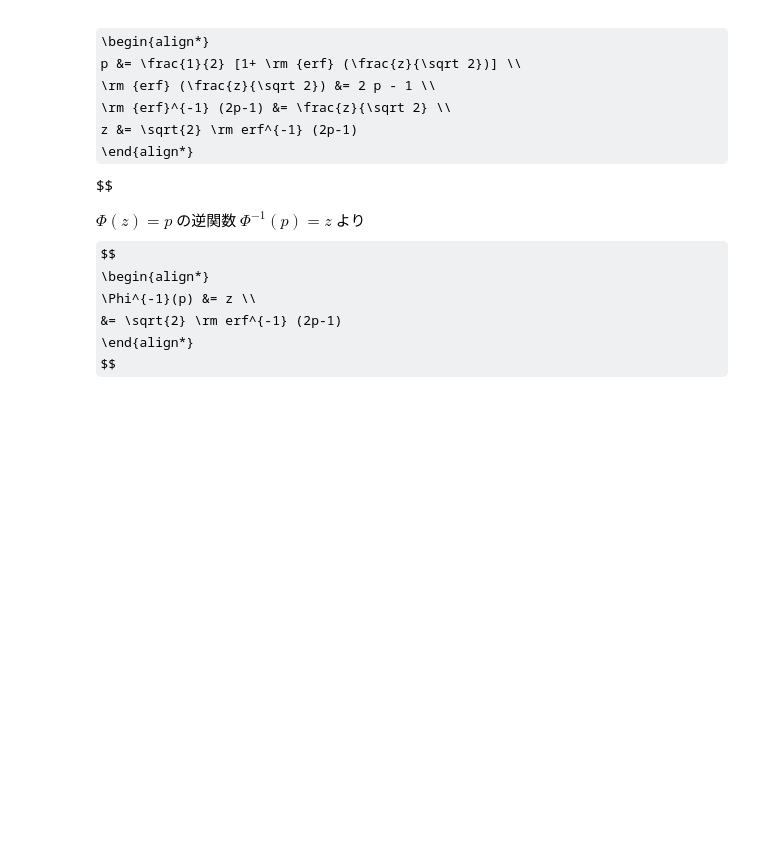
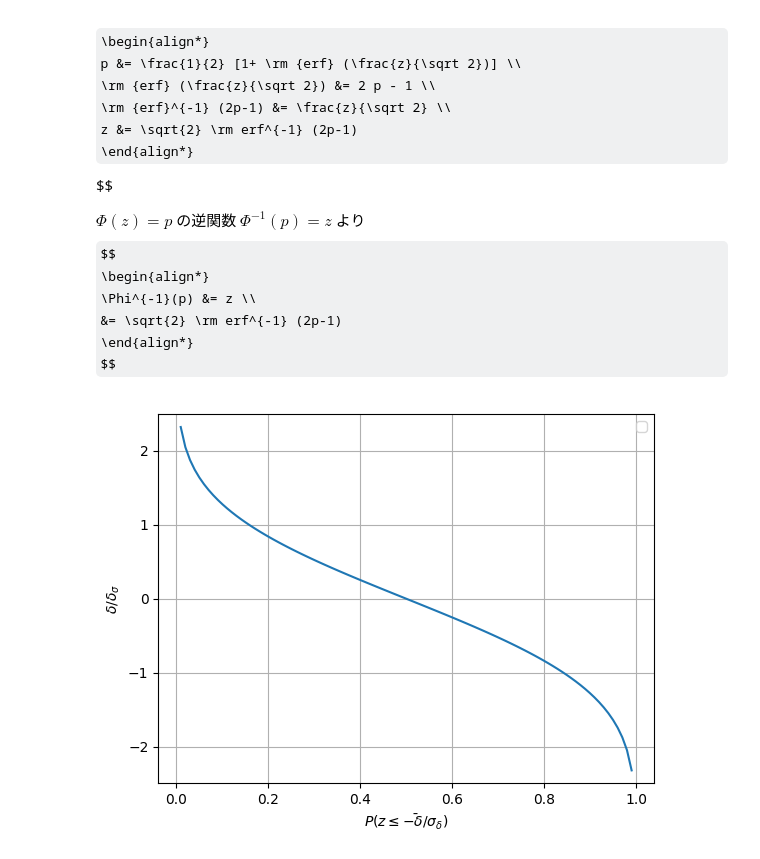
Before and after one commit to hamling-ling/StocasticSignals, a Jupyter notebook: src/scratch.ipynb, the cells around one changed output. Cells and saved outputs as stored; diff of their text form; code cells hidden in the pictures; some formulas as TeX source; blank space fills up the shorter version.

```diff
--- a/src/scratch.ipynb
+++ b/src/scratch.ipynb
@@ -337,3 +337,18 @@ $$
 &= \sqrt{2} \rm erf^{-1} (2p-1)
 \end{align*}
 $$
+# %%
+def phi_inv(p):
+    return np.sqrt(2.0) * special.erfinv(2*p-1)
+
+p = np.linspace(0,1,100)
+# phi_inv が返すのは -σ/δ。軸は σ/δなので-1倍する
+plt.plot(p,-phi_inv(p))
+
+plt.legend()
+plt.xlabel("$P(z \\leq \\bar{-\\delta}/\\sigma_\\delta)$")
+plt.ylabel("$\\delta/\\delta_\\sigma$")
+plt.ylim([-2.5,2.5])
+plt.grid()
+# %% [output]
+[figure, added]
```
Also changed, not shown: parts of 9 cells of this notebook.
